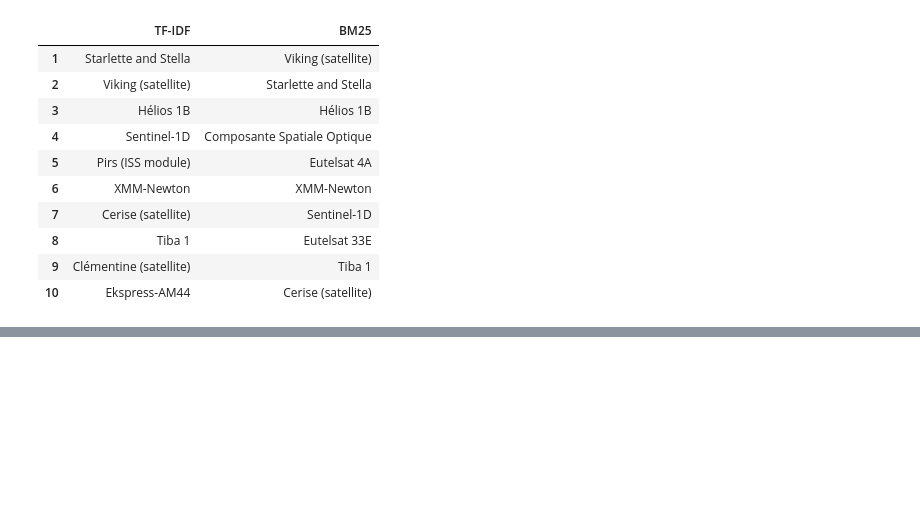
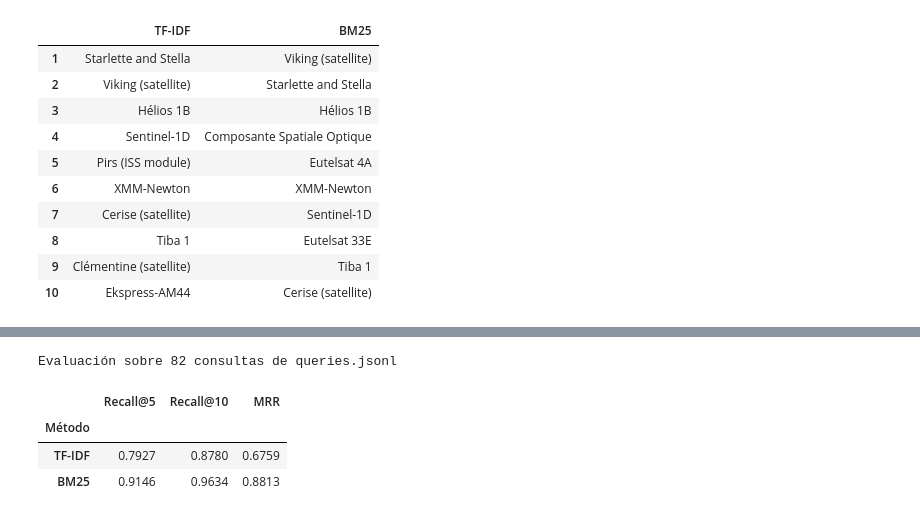
Before and after one commit to kevinMGII/uc3m-pln-rag-2026, a Jupyter notebook: hito1.ipynb, the cells around one changed output, grey strips where cells are left out. Cells and saved outputs as stored; diff of their text form; code cells hidden in the pictures; blank space fills up the shorter version.

Commit message:
feat: evaluar los baselines con Recall y MRR
Closes #5

```diff
--- a/hito1.ipynb
+++ b/hito1.ipynb
@@ -520,0 +528,44 @@ Documento relevante: Eutelsat 33E
+# %%
+def recall_at_k(rankings, relevant, k=10):
+    return float(np.mean([
+        len(set(ranking[:k]) & gold) / len(gold)
+        for ranking, gold in zip(rankings, relevant, strict=True)
+    ]))
+
+
+def first_relevant_rank(ranking, relevant_ids):
+    return next((rank for rank, doc_id in enumerate(ranking, start=1)
+                 if doc_id in relevant_ids), None)
+
+
+def mrr(rankings, relevant):
+    reciprocal_ranks = []
+    for ranking, gold in zip(rankings, relevant, strict=True):
+        rank = first_relevant_rank(ranking, gold)
+        reciprocal_ranks.append(1 / rank if rank is not None else 0.0)
+    return float(np.mean(reciprocal_ranks))
+
+
+qid_order = queries.qid.tolist()
+relevant = [set(doc_ids) for doc_ids in queries.relevant_ids]
+corpus_ids = set(docs.doc_id)
+if not all(gold and gold <= corpus_ids for gold in relevant):
+    raise ValueError('Cada consulta debe tener relevant_ids presentes en el corpus.')
+
+rankings_by_method = {method: [by_qid[qid] for qid in qid_order]
+                      for method, by_qid in rankings.items()}
+metrics = pd.DataFrame({
+    method: {'Recall@5': recall_at_k(results, relevant, k=5),
+             'Recall@10': recall_at_k(results, relevant, k=10),
+             'MRR': mrr(results, relevant)}
+    for method, results in rankings_by_method.items()
+}).T.rename_axis('Método')
+
+print(f'Evaluación sobre {len(qid_order)} consultas de {QUERIES_PATH.name}')
+display(metrics.round(4))
+# %% [output]
+Evaluación sobre 82 consultas de queries.jsonl
+|  | Recall@5 | Recall@10 | MRR |
+| Método |  |  |  |
+| TF-IDF | 0.7927 | 0.8780 | 0.6759 |
+| BM25 | 0.9146 | 0.9634 | 0.8813 |
```
Also changed, not shown: parts of 7 cells of this notebook.
